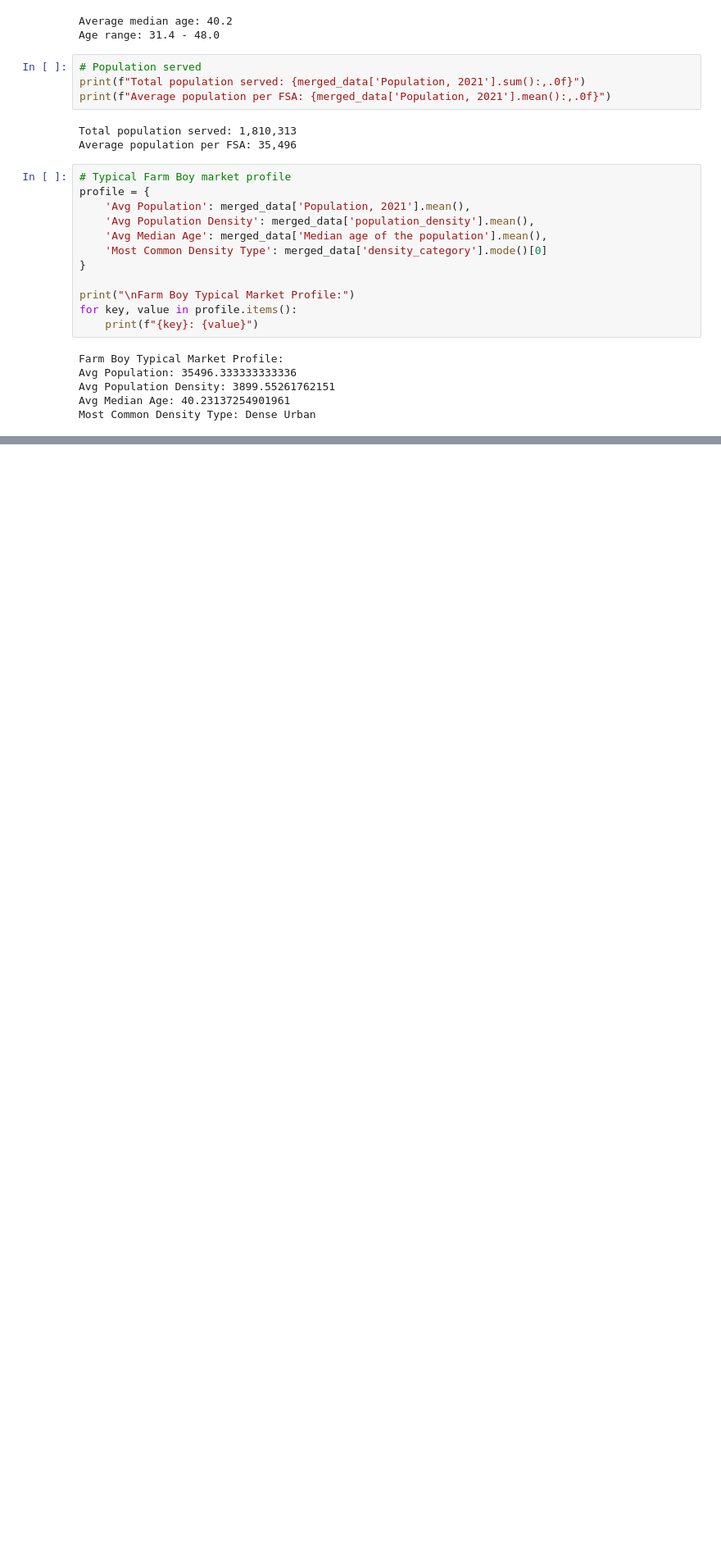
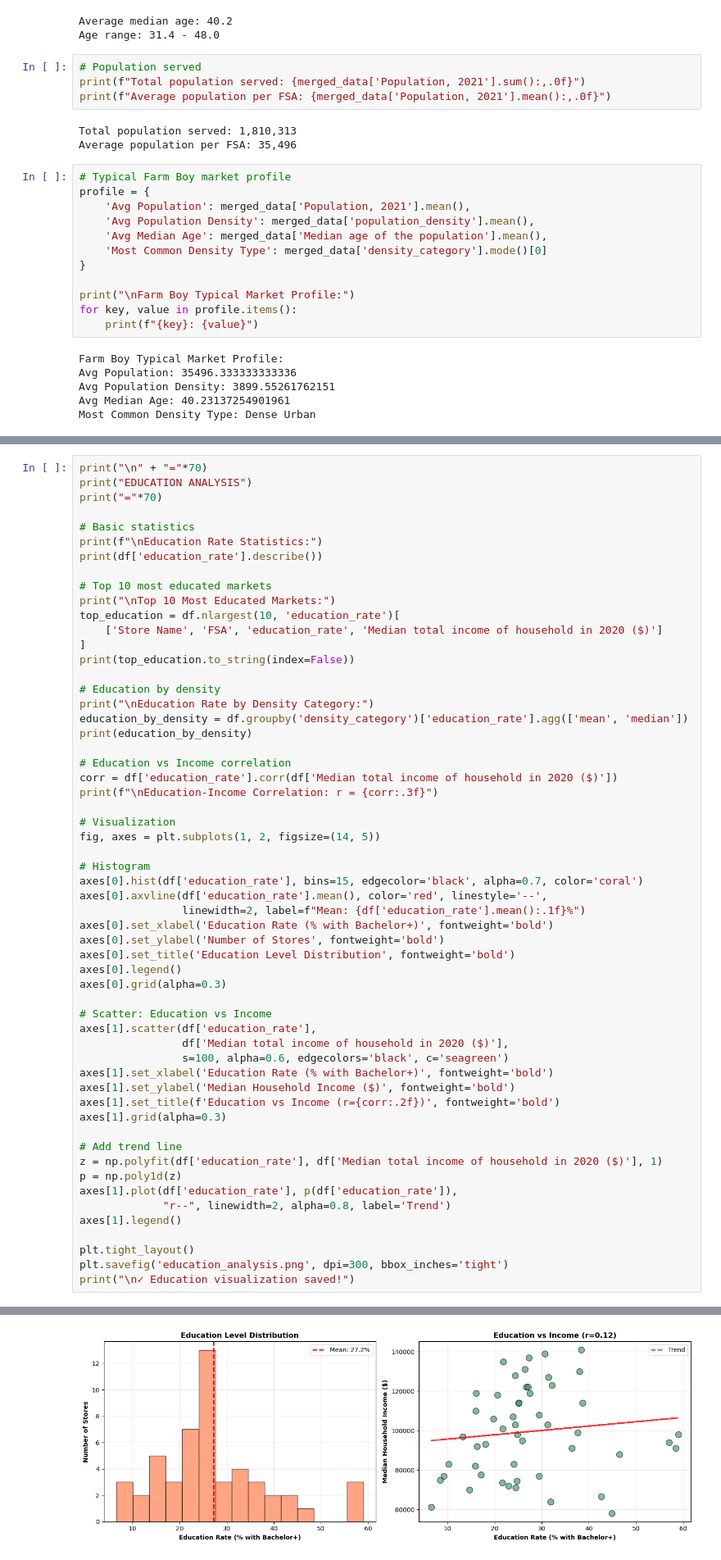
Before and after one commit to jordanchow1/farmboy_expansion, a Jupyter notebook: farmboy_eda.ipynb, the cells around one changed output, grey strips where cells are left out. Shown at 82% size. Drawn from its saved outputs; the diff is of its cells as text; blank space fills up the shorter version.

```diff
--- a/farmboy_eda.ipynb
+++ b/farmboy_eda.ipynb
@@ -78,0 +245,58 @@ Most Common Density Type: Dense Urban
+# %%
+print("\n" + "="*70)
+print("EDUCATION ANALYSIS")
+print("="*70)
+
+# Basic statistics
+print(f"\nEducation Rate Statistics:")
+print(df['education_rate'].describe())
+
+# Top 10 most educated markets
+print("\nTop 10 Most Educated Markets:")
+top_education = df.nlargest(10, 'education_rate')[
+    ['Store Name', 'FSA', 'education_rate', 'Median total income of household in 2020 ($)']
+]
+print(top_education.to_string(index=False))
+
+# Education by density
+print("\nEducation Rate by Density Category:")
+education_by_density = df.groupby('density_category')['education_rate'].agg(['mean', 'median'])
+print(education_by_density)
+
+# Education vs Income correlation
+corr = df['education_rate'].corr(df['Median total income of household in 2020 ($)'])
+print(f"\nEducation-Income Correlation: r = {corr:.3f}")
+
+# Visualization
+fig, axes = plt.subplots(1, 2, figsize=(14, 5))
+
+# Histogram
+axes[0].hist(df['education_rate'], bins=15, edgecolor='black', alpha=0.7, color='coral')
+axes[0].axvline(df['education_rate'].mean(), color='red', linestyle='--',
+                linewidth=2, label=f"Mean: {df['education_rate'].mean():.1f}%")
+axes[0].set_xlabel('Education Rate (% with Bachelor+)', fontweight='bold')
+axes[0].set_ylabel('Number of Stores', fontweight='bold')
+axes[0].set_title('Education Level Distribution', fontweight='bold')
+axes[0].legend()
+axes[0].grid(alpha=0.3)
+
+# Scatter: Education vs Income
+axes[1].scatter(df['education_rate'],
+                df['Median total income of household in 2020 ($)'],
+                s=100, alpha=0.6, edgecolors='black', c='seagreen')
+axes[1].set_xlabel('Education Rate (% with Bachelor+)', fontweight='bold')
+axes[1].set_ylabel('Median Household Income ($)', fontweight='bold')
+axes[1].set_title(f'Education vs Income (r={corr:.2f})', fontweight='bold')
+axes[1].grid(alpha=0.3)
+
+# Add trend line
+z = np.polyfit(df['education_rate'], df['Median total income of household in 2020 ($)'], 1)
+p = np.poly1d(z)
+axes[1].plot(df['education_rate'], p(df['education_rate']),
+             "r--", linewidth=2, alpha=0.8, label='Trend')
+axes[1].legend()
+
+plt.tight_layout()
+plt.savefig('education_analysis.png', dpi=300, bbox_inches='tight')
+print("\n✓ Education visualization saved!")
+# %% [output]
@@ -78,0 +320 @@ Most Common Density Type: Dense Urban
+[figure, added]
```
Also changed, not shown: parts of 34 cells of this notebook, 4 other files.
